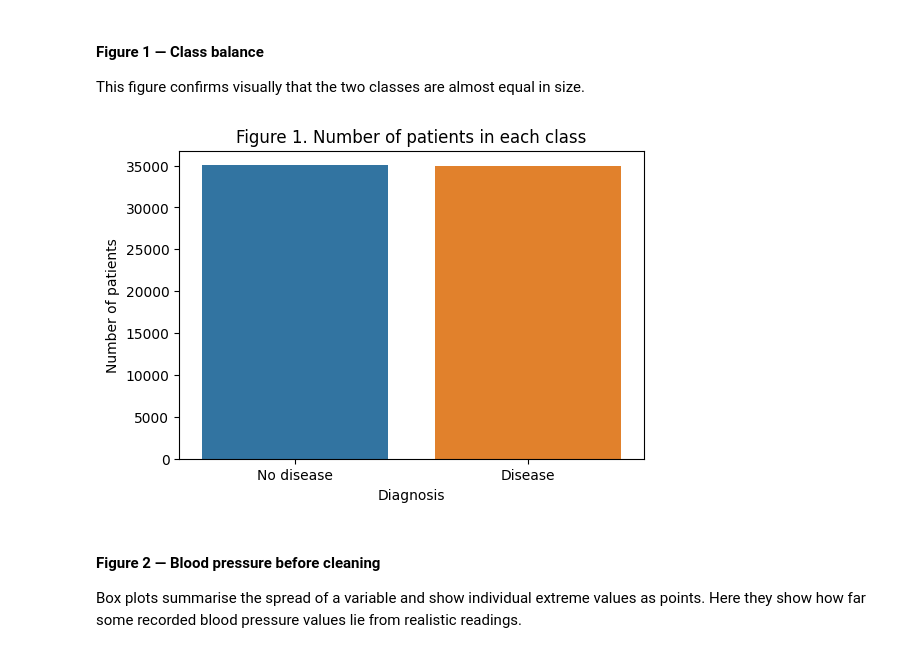
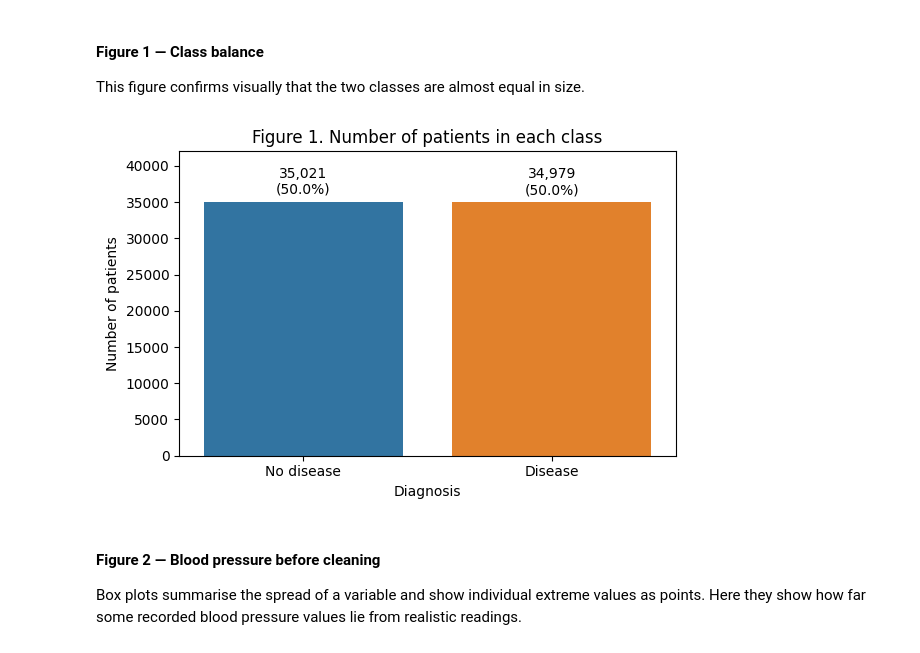
Before and after one commit to Kristina-Kojic/3000-AISE, a Jupyter notebook: DS3000_Project_Group01.ipynb, the cells around one changed output. Saved outputs shown, nothing was run; the diff lists cells and outputs as text; code cells hidden in the pictures.

Commit message:
fixed/added more detail to the figures in section 3 and added another exploratory figure and key finding too which was a heatmap matrix that we seen in class and labs

```diff
--- a/DS3000_Project_Group01.ipynb
+++ b/DS3000_Project_Group01.ipynb
@@ -282,13 +282,35 @@ class_colours = {"No disease": "#1f77b4", "Disease": "#ff7f0e"}
 This figure confirms visually that the two classes are almost equal in size.
 # %%
 plt.figure(figsize=(6, 4))
-sns.countplot(data=plot_df, x="Diagnosis", hue="Diagnosis", palette=class_colours, legend=False)
+ax = sns.countplot(
+    data=plot_df,
+    x="Diagnosis",
+    hue="Diagnosis",
+    palette=class_colours,
+    legend=False,
+)
 plt.title("Figure 1. Number of patients in each class")
 plt.xlabel("Diagnosis")
 plt.ylabel("Number of patients")
+plt.ylim(0, 42000)
+
+total_patients = len(plot_df)
+for p in ax.patches:
+    height = p.get_height()
+    percent = (height / total_patients) * 100
+    ax.annotate(
+        f"{int(height):,}\n({percent:.1f}%)",
+        (p.get_x() + p.get_width() / 2.0, height + 700),
+        ha="center",
+        va="bottom",
+        fontsize=10,
+        fontweight="medium",
+    )
+
+plt.tight_layout()
 plt.show()
 # %% [output]
-[figure, old version]
+[figure, new version]
 # %% [markdown]
 #### Figure 2 — Blood pressure before cleaning
 Box plots summarise the spread of a variable and show individual extreme values as points. Here they show how far
```
Also changed, not shown: parts of 10 cells of this notebook.
